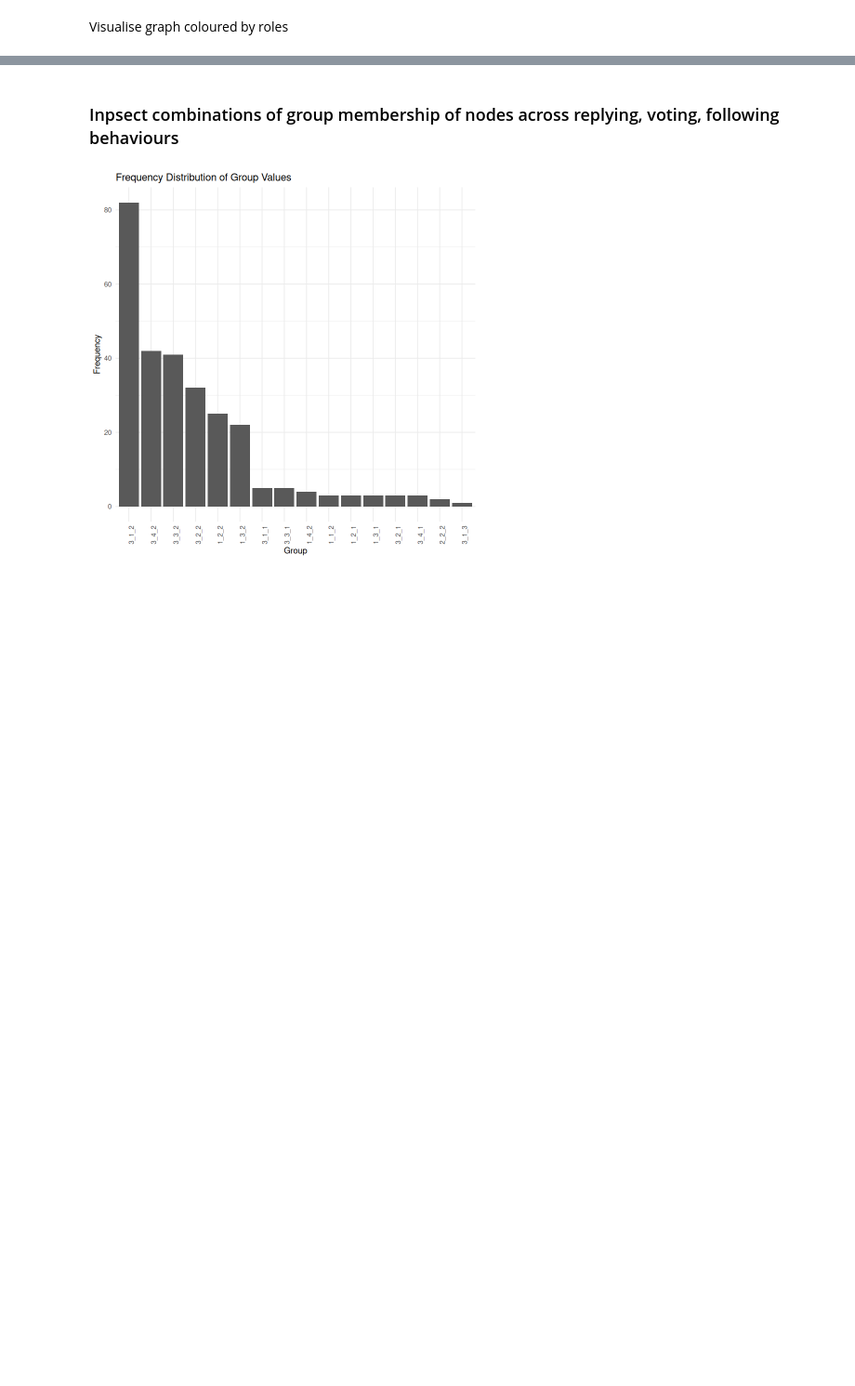
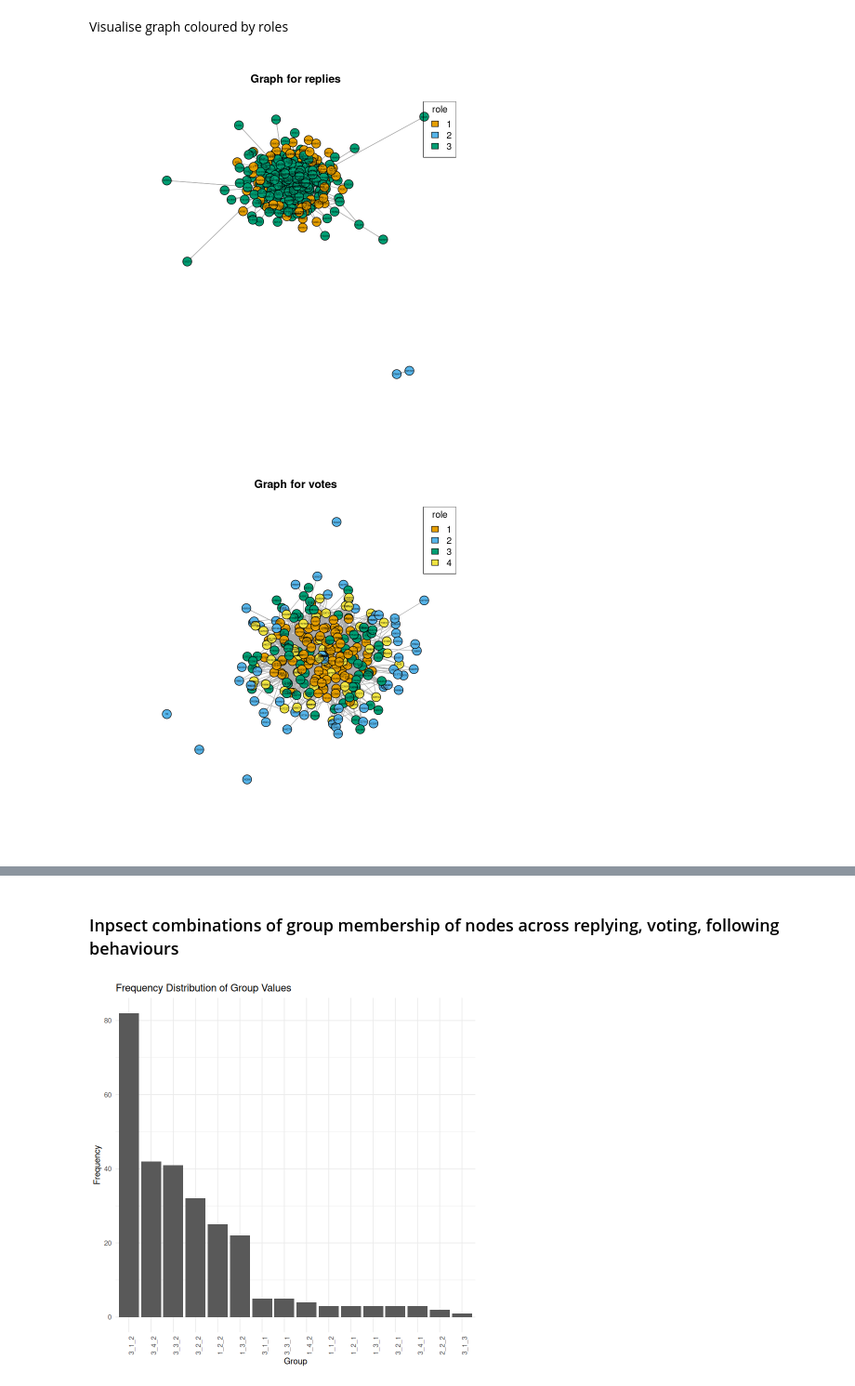
Before and after one commit to babiyivan/network-role-mining, a Jupyter notebook: analysis-regular.ipynb, the cells around one changed output, grey strips where cells are left out. Shown at 93% size. Drawn from its saved outputs; the diff is of its cells as text; code cells hidden in the pictures; blank space fills up the shorter version.

```diff
--- a/analysis-regular.ipynb
+++ b/analysis-regular.ipynb
@@ -74,2 +74,15 @@ for (type in types) {
 # %% [markdown]
 Visualise graph coloured by roles
+# %%
+palette=categorical_pal(8)
+
+for (t in types) {
+  # png(paste0("results/rege/graph-", type, ".png")) # output plot to file
+  plot(gs[[t]], layout=layout_with_kk(gs[[t]]), main=paste("Graph for",t),
+              vertex.color=gs[[t]]$role_bm, palette=palette, vertex.label.cex=0.3, vertex.size=7, vertex.label.color = 'black', edge.arrow.size=0.1)
+  legend("topright", legend = levels(factor(gs[[t]]$role_bm)), fill = palette, title = "role")
+  # dev.off()
+}
+# %% [output]
+[figure, added]
+[figure, added]
```
Also changed, not shown: parts of 6 cells of this notebook.
